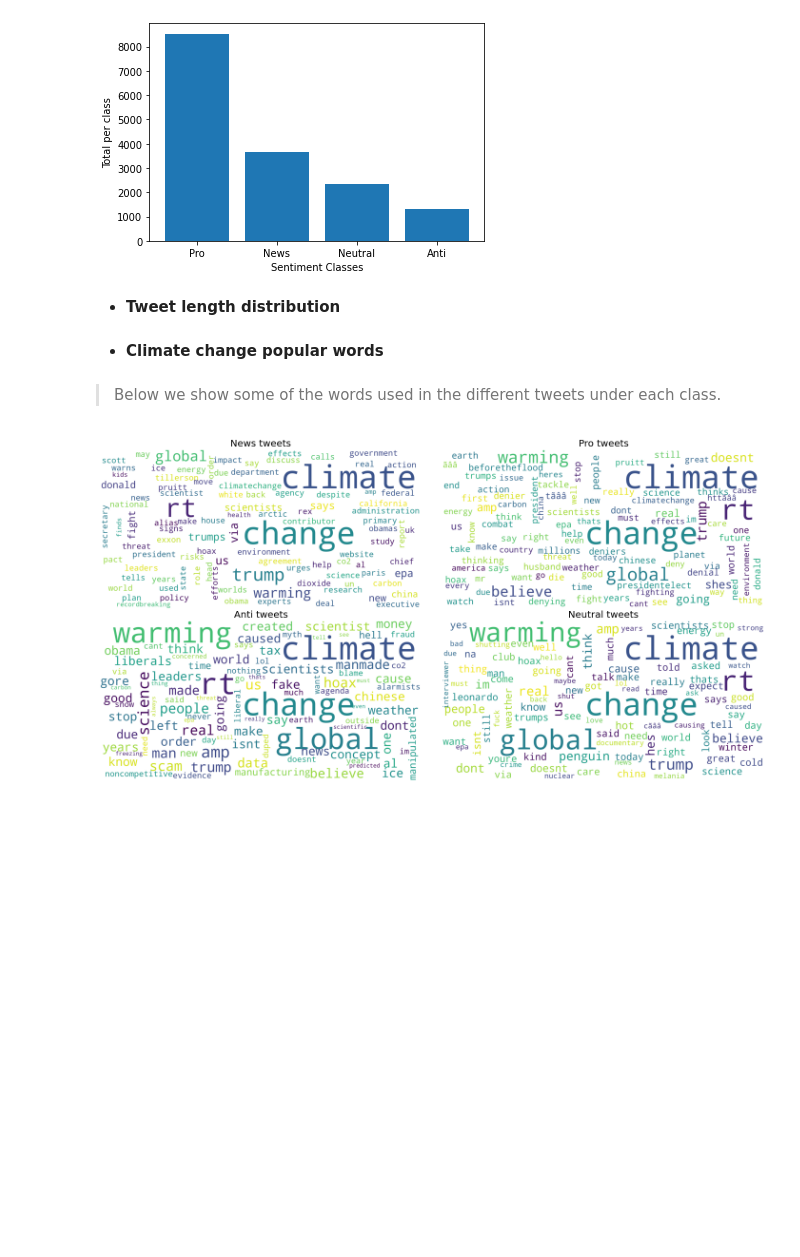
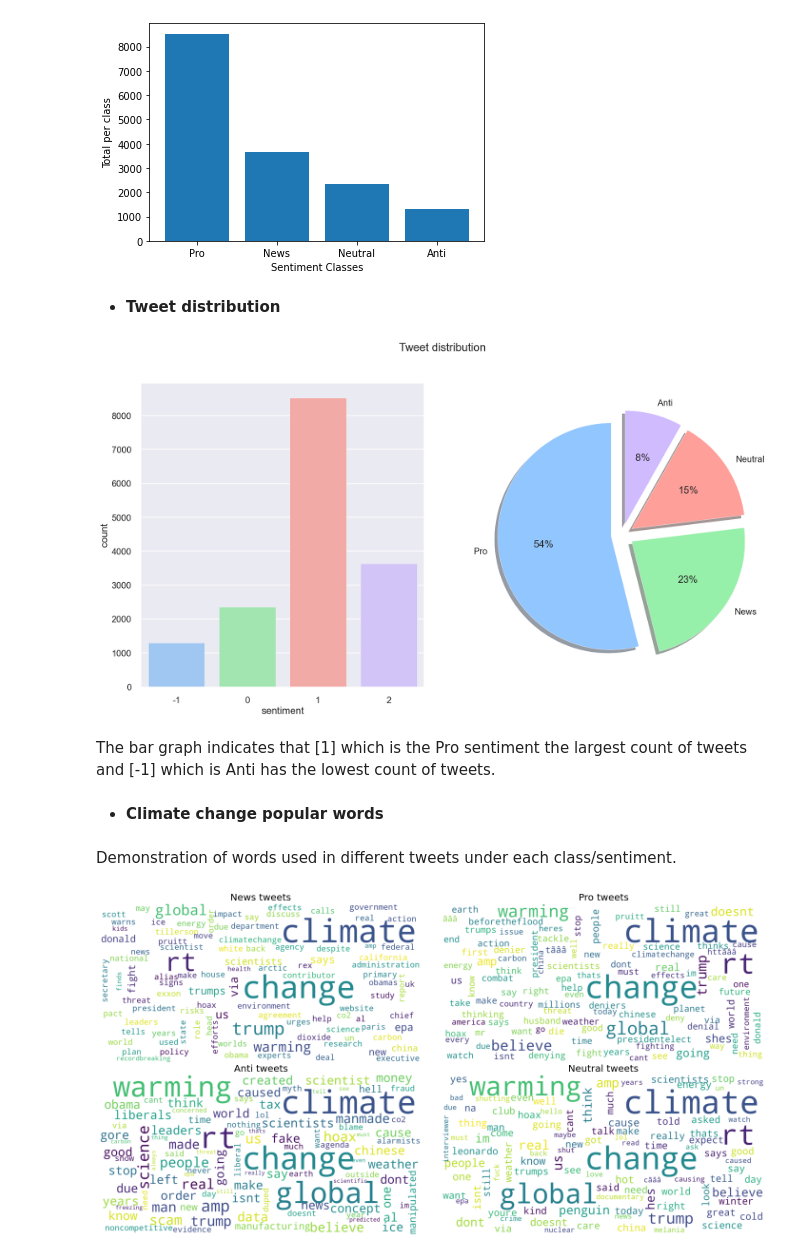
Before and after one commit to ThobaniMwandla/advanced_classification_zm6_project, a Jupyter notebook: Climate_Sentiment.ipynb, the cells around one changed output. Drawn from its saved outputs; the diff is of its cells as text; code cells hidden in the pictures; blank space fills up the shorter version.

```diff
--- a/Climate_Sentiment.ipynb
+++ b/Climate_Sentiment.ipynb
@@ -237,0 +187,5 @@ test.shape
+# %%
+#importing test datasets
+test = pd.read_csv('~/Desktop/Classification Predict/test.csv')
+#importing train datasets
+train= pd.read_csv('~/Desktop/Classification Predict/train.csv')
@@ -453,4 +580,4 @@ plt.show()
 # %% [output]
 [figure]
 # %% [markdown]
-* **Tweet length distribution**
+* **Tweet distribution**
@@ -459,7 +584,37 @@ plt.show()
+# %%
+import matplotlib.style as style
+sns.set(font_scale=1.5)
+style.use('seaborn-pastel')
+style.use('seaborn-poster')
+# %%
+style.use('seaborn-pastel')
+
+fig, axes = plt.subplots(ncols=2,
+                         nrows=1,
+                         figsize=(20, 10),
+                         dpi=100)
+
+sns.countplot(train['sentiment'], ax=axes[0])
+
+labels=['Pro', 'News', 'Neutral', 'Anti']
+
+axes[1].pie(train['sentiment'].value_counts(),
+            labels=labels,
+            autopct='%1.0f%%',
+            shadow=True,
+            startangle=90,
+            explode = (0.1, 0.1, 0.1, 0.1))
+
+fig.suptitle('Tweet distribution', fontsize=20)
+plt.show()
+# %% [output]
+[figure, added]
+# %% [markdown]
+The bar graph indicates that [1] which is the Pro sentiment the largest count of tweets and [-1] which is Anti has the lowest count of tweets.
 # %% [markdown]
 * **Climate change popular words**
 # %% [markdown]
-> Below we show some of the words used in the different tweets under each class.
+Demonstration of words used in different tweets under each class/sentiment.
 # %%
 #word clouds
 news = train[train['sentiment'] == 2]['message']
```
Also changed, not shown: parts of 77 cells of this notebook.
